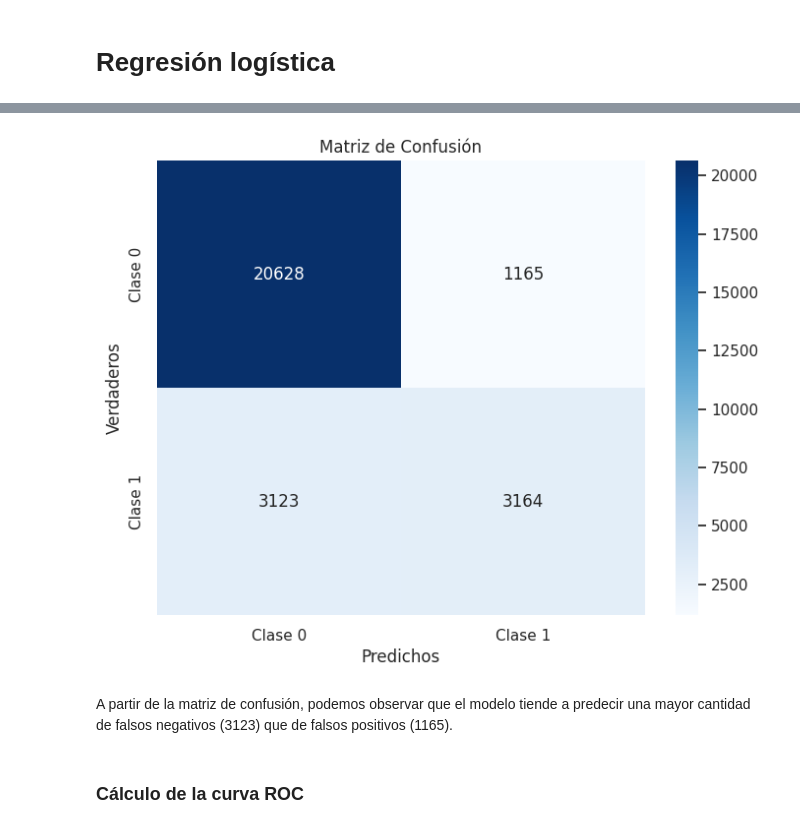
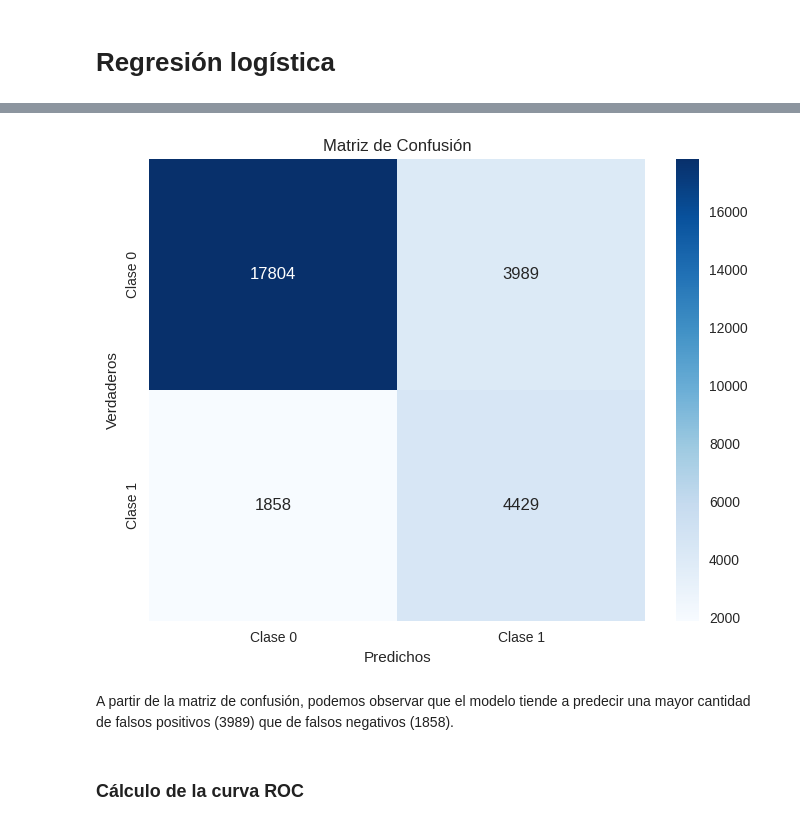
Before and after one commit to sofiabc17/AA1-TUIA-BrizuelaCipolletti-Moresco, a Jupyter notebook: TP-clasificacion-AA1.ipynb, the cells around one changed output, grey strips where cells are left out. Saved outputs shown, nothing was run; the diff lists cells and outputs as text; code cells hidden in the pictures.

```diff
--- a/TP-clasificacion-AA1.ipynb
+++ b/TP-clasificacion-AA1.ipynb
@@ -937,4 +1116,0 @@ array([[ 0.01846075,  0.06415261,  0.06649098, -0.04076233, -0.4439844 ,
-# %%
-# Predicciones
-y_pred = model.predict(X_test_processed)
-y_proba = model.predict_proba(X_test_processed)[:, 1]
@@ -960,0 +1117,13 @@ F1 Score:  0.5961
+# %%
+# Modelo con regularización L2 (por defecto)
+model_l2 = LogisticRegression()
+model_l2.fit(X_train_processed, y_train)
+
+# Reordenar columnas por si acaso
+X_test_processed = X_test_processed[X_train_processed.columns]
+
+y_pred_l2 = model_l2.predict(X_test_processed)
+y_proba_l2 = model_l2.predict_proba(X_test_processed)[:, 1]
+f1_l2 = f1_score(y_test, y_pred_l2)
+
+print(f"F1-score con regularización L2: {f1_l2:.2f}")
@@ -960,0 +1132,11 @@ F1 Score:  0.5961
+# %%
+# Modelo sin regularización
+
+model_none = LogisticRegression(penalty=None, solver='saga', max_iter=2000)
+model_none.fit(X_train_processed, y_train)
+
+y_pred_none = model_none.predict(X_test_processed)
+y_proba_none = model_none.predict_proba(X_test_processed)[:, 1]
+f1_none = f1_score(y_test, y_pred_none)
+
+print(f"F1-score sin regularización: {f1_none:.2f}")
@@ -960,0 +1145,12 @@ F1 Score:  0.5961
+# %%
+# Comparar y elegir mejor modelo según F1-score
+if f1_none > f1_l2:
+    print("El modelo sin regularización tiene mejor F1-score")
+    best_model = model_none
+    y_pred = y_pred_none
+    y_proba = y_proba_none
+else:
+    print("El modelo con regularización L2 tiene mejor F1-score")
+    best_model = model_l2
+    y_pred = y_pred_l2
+    y_proba = y_proba_l2
@@ -961,19 +1185,18 @@ F1 Score:  0.5961
 # %%
 # Matriz de confusión
-confusion_matrix = confusion_matrix(y_test, y_pred)
-
+cm = confusion_matrix(y_test, y_pred)
 plt.figure(figsize=(8, 6))
-sns.heatmap(confusion_matrix, annot=True, fmt='d', cmap='Blues',
+sns.heatmap(cm, annot=True, fmt='d', cmap='Blues',
             xticklabels=['Clase 0', 'Clase 1'],
             yticklabels=['Clase 0', 'Clase 1'])
 plt.ylabel('Verdaderos')
 plt.xlabel('Predichos')
 plt.title('Matriz de Confusión')
 plt.show()
 # %% [output]
-[figure, old version]
+[figure, new version]
 # %% [markdown]
-A partir de la matriz de confusión, podemos observar que el modelo tiende a predecir una mayor cantidad de falsos negativos (3123) que de falsos positivos (1165).
+A partir de la matriz de confusión, podemos observar que el modelo tiende a predecir una mayor cantidad de falsos positivos (3989) que de falsos negativos (1858).
 # %% [markdown]
 ### Cálculo de la curva ROC
 # %%
```
Also changed, not shown: parts of 112 cells of this notebook.
